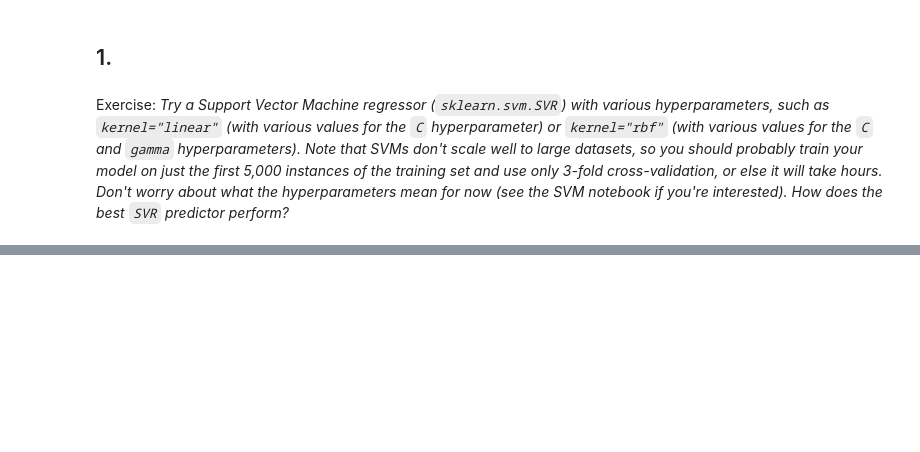
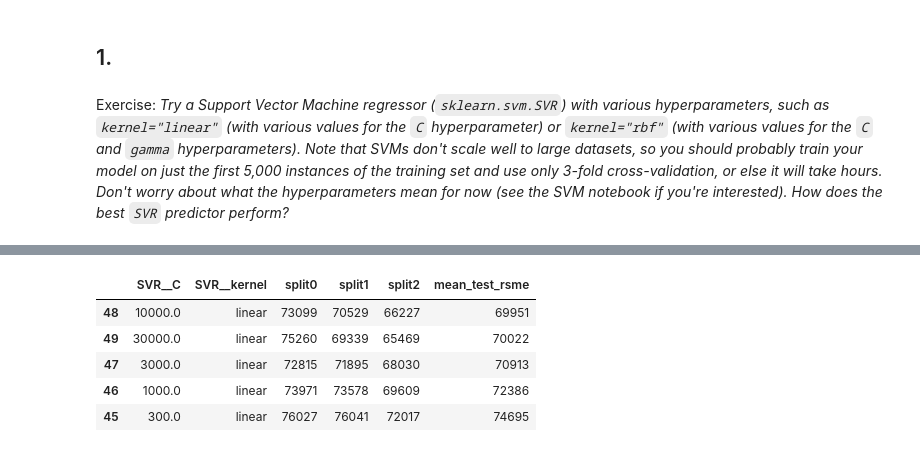
Before and after one commit to deexth/Pyt, a Jupyter notebook: chpt2_hml.ipynb, the cells around one changed output, grey strips where cells are left out. Cells and saved outputs as stored; diff of their text form; code cells hidden in the pictures; blank space fills up the shorter version.

```diff
--- a/chpt2_hml.ipynb
+++ b/chpt2_hml.ipynb
@@ -1656,0 +1729,18 @@ Exercise: _Try a Support Vector Machine regressor (`sklearn.svm.SVR`) with vario
+# %%
+def model_search_table(search_model, cv_res_param, cv_score_cols):
+    cv_res = pd.DataFrame(search_model.cv_results_)
+    cv_res.sort_values(by='mean_test_score', ascending=False, inplace=True)
+    cv_res = cv_res[cv_res_param]
+    cv_res.columns = [_ for _ in search_model.best_params_.keys()] + cv_score_cols
+    cv_res[cv_score_cols] = -cv_res[cv_score_cols].round().astype(np.int64)
+    return cv_res.head()
+# %%
+cv_res_param = ['param_SVR__C', 'param_SVR__kernel', 'split0_test_score', 'split1_test_score', 'split2_test_score', 'mean_test_score']
+model_search_table(grid_svr_search, cv_res_param, score_cols)
+# %% [output]
+|  | SVR__C | SVR__kernel | split0 | split1 | split2 | mean_test_rsme |
+| 48 | 10000.0 | linear | 73099 | 70529 | 66227 | 69951 |
+| 49 | 30000.0 | linear | 75260 | 69339 | 65469 | 70022 |
+| 47 | 3000.0 | linear | 72815 | 71895 | 68030 | 70913 |
+| 46 | 1000.0 | linear | 73971 | 73578 | 69609 | 72386 |
+| 45 | 300.0 | linear | 76027 | 76041 | 72017 | 74695 |
```
Also changed, not shown: parts of 21 cells of this notebook.
